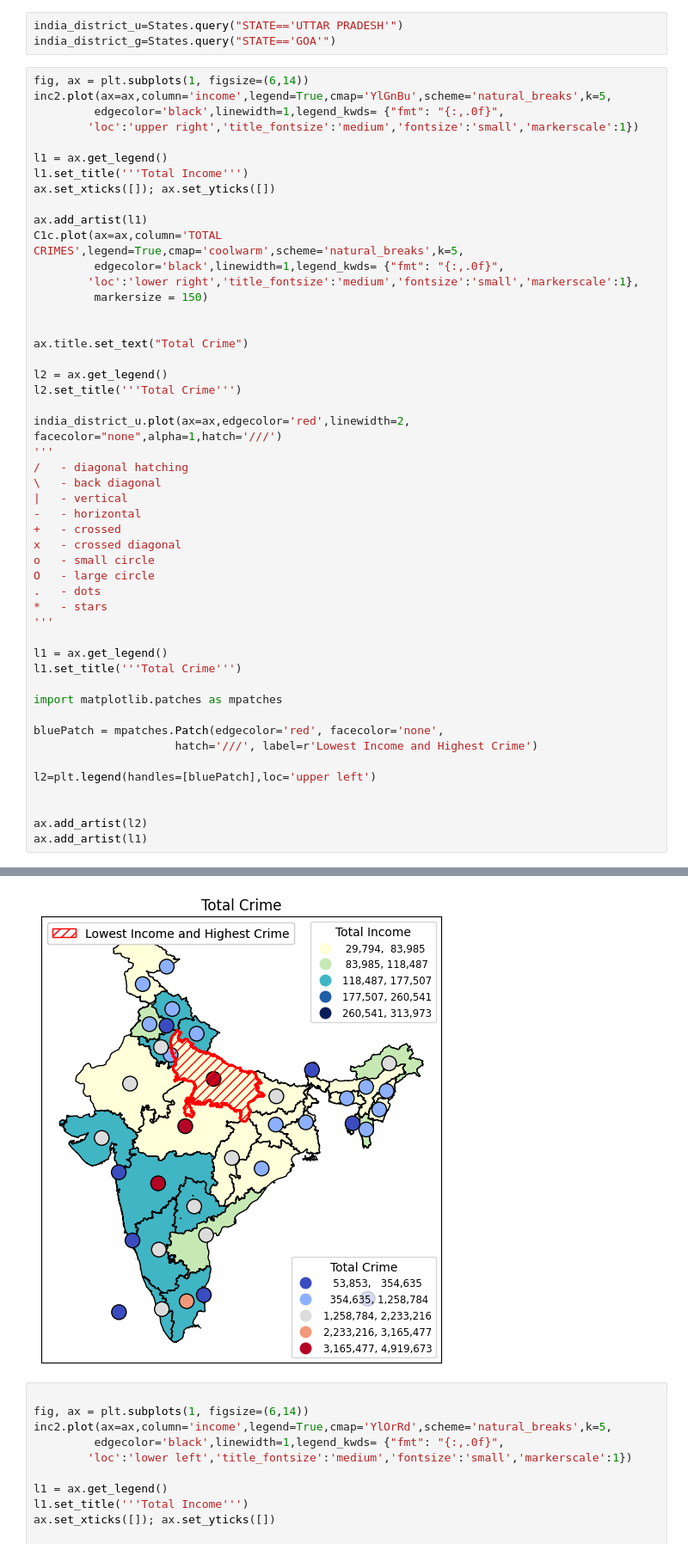
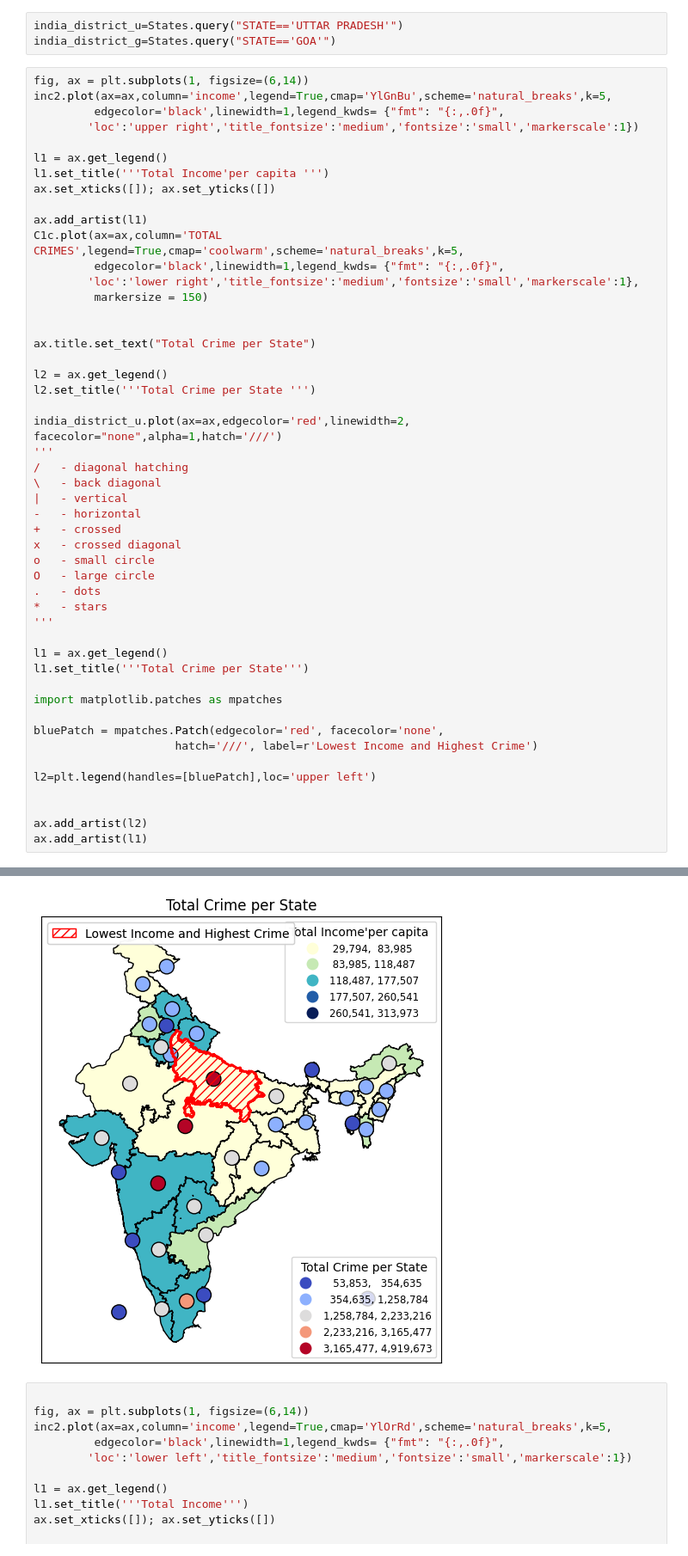
Before and after one commit to HarshGujarathi7/GISTEST, a Jupyter notebook: ps4.ipynb, the cells around one changed output, grey strips where cells are left out. Shown at 86% size. Saved outputs shown, nothing was run; the diff lists cells and outputs as text.

```diff
--- a/ps4.ipynb
+++ b/ps4.ipynb
@@ -622,7 +598,7 @@ inc2.plot(ax=ax,column='income',legend=True,cmap='YlGnBu',scheme='natural_breaks
         'loc':'upper right','title_fontsize':'medium','fontsize':'small','markerscale':1})
 
 l1 = ax.get_legend()
-l1.set_title('''Total Income''')
+l1.set_title('''Total Income'per capita ''')
 ax.set_xticks([]); ax.set_yticks([])
 
 ax.add_artist(l1)
@@ -632,10 +608,10 @@ C1c.plot(ax=ax,column='TOTAL  CRIMES',legend=True,cmap='coolwarm',scheme='natura
          markersize = 150)
 
 
-ax.title.set_text("Total Crime")
+ax.title.set_text("Total Crime per State")
 
 l2 = ax.get_legend()
-l2.set_title('''Total Crime''')
+l2.set_title('''Total Crime per State ''')
 
 india_district_u.plot(ax=ax,edgecolor='red',linewidth=2, facecolor="none",alpha=1,hatch='///')
 '''
@@ -652,7 +628,7 @@ O   - large circle
 '''
 
 l1 = ax.get_legend()
-l1.set_title('''Total Crime''')
+l1.set_title('''Total Crime per State''')
 
 import matplotlib.patches as mpatches
 
@@ -674,7 +650,7 @@ ax.add_artist(l1)
 '\n/   - diagonal hatching\n\\   - back diagonal\n|   - vertical\n-   - horizontal\n+   - crossed\nx   - crossed diagonal\no   - small circle\nO   - large circle\n.   - dots\n*   - stars\n'
 <matplotlib.legend.Legend at 0x...>
 <matplotlib.legend.Legend at 0x...>
-[figure, old version]
+[figure, new version]
 # %%
 
 fig, ax = plt.subplots(1, figsize=(6,14))
```
Also changed, not shown: parts of 42 cells of this notebook.
